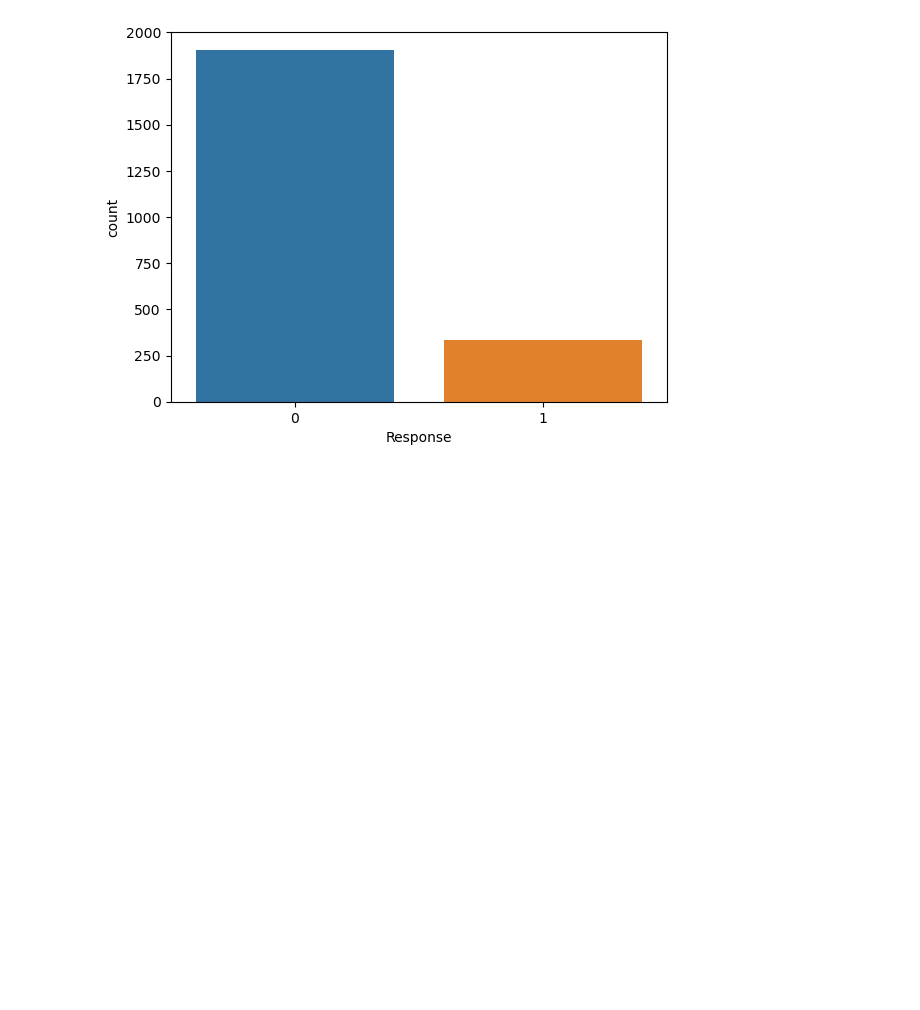
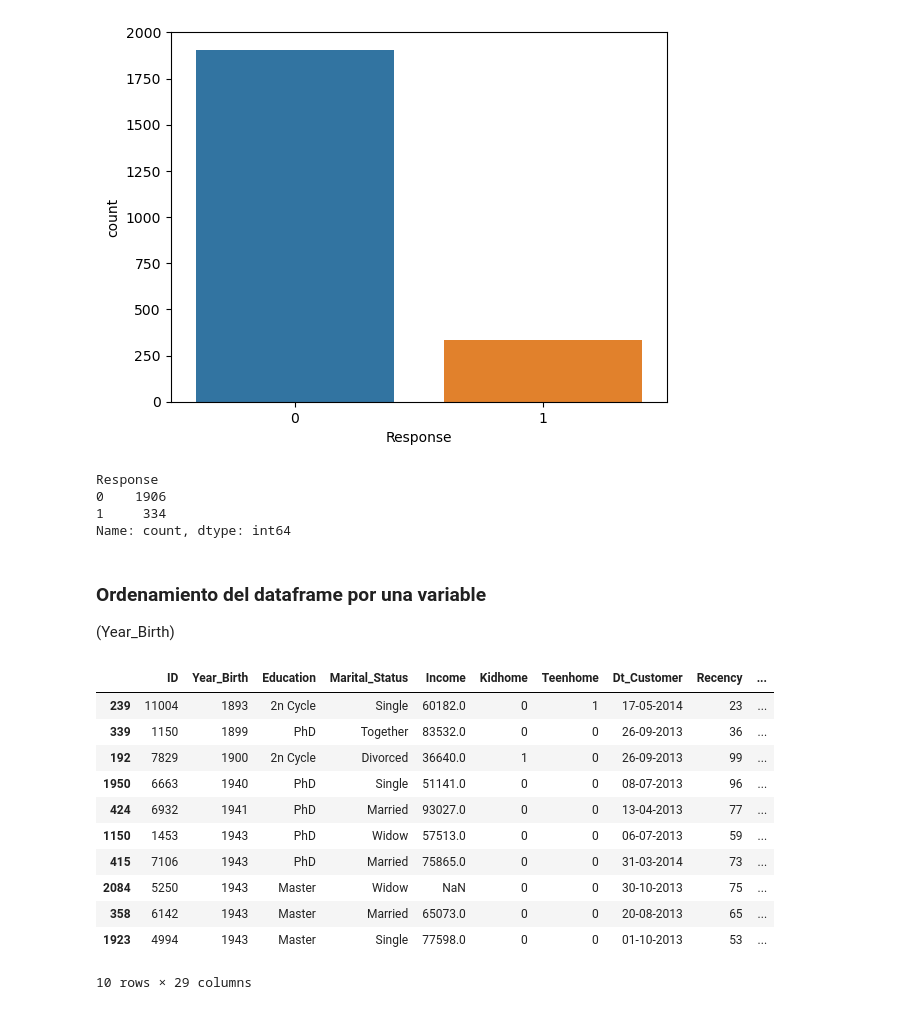
Before and after one commit to juandtap/IA_practica_01, a Jupyter notebook: practica_1_analisis_exploratorio_de_datos.ipynb, the cells around one changed output. Cells and saved outputs as stored; diff of their text form; code cells hidden in the pictures; blank space fills up the shorter version.

```diff
--- a/practica_1_analisis_exploratorio_de_datos.ipynb
+++ b/practica_1_analisis_exploratorio_de_datos.ipynb
@@ -99,3 +100,31 @@ sns.countplot(x=Y)
 # %% [output]
 <Axes: xlabel='Response', ylabel='count'>
 [figure]
+# %%
+dataframe['Response'].value_counts()
+# %% [output]
+Response
+0    1906
+1     334
+Name: count, dtype: int64
+# %% [markdown]
+### Ordenamiento del dataframe por una variable
+
+(Year_Birth)
+# %%
+dataframeTratamiento = dataframe.sort_values(by=['Year_Birth'])
+# Mostrar los diez primeros datos
+dataframeTratamiento.head(10)
+# %% [output]
+|  | ID | Year_Birth | Education | Marital_Status | Income | Kidhome | Teenhome | Dt_Customer | Recency | ... |
+| 239 | 11004 | 1893 | 2n Cycle | Single | 60182.0 | 0 | 1 | 17-05-2014 | 23 | ... |
+| 339 | 1150 | 1899 | PhD | Together | 83532.0 | 0 | 0 | 26-09-2013 | 36 | ... |
+| 192 | 7829 | 1900 | 2n Cycle | Divorced | 36640.0 | 1 | 0 | 26-09-2013 | 99 | ... |
+| 1950 | 6663 | 1940 | PhD | Single | 51141.0 | 0 | 0 | 08-07-2013 | 96 | ... |
+| 424 | 6932 | 1941 | PhD | Married | 93027.0 | 0 | 0 | 13-04-2013 | 77 | ... |
+| 1150 | 1453 | 1943 | PhD | Widow | 57513.0 | 0 | 0 | 06-07-2013 | 59 | ... |
+| 415 | 7106 | 1943 | PhD | Married | 75865.0 | 0 | 0 | 31-03-2014 | 73 | ... |
+| 2084 | 5250 | 1943 | Master | Widow | NaN | 0 | 0 | 30-10-2013 | 75 | ... |
+| 358 | 6142 | 1943 | Master | Married | 65073.0 | 0 | 0 | 20-08-2013 | 65 | ... |
+| 1923 | 4994 | 1943 | Master | Single | 77598.0 | 0 | 0 | 01-10-2013 | 53 | ... |
+10 rows × 29 columns
```
Also changed, not shown: parts of 18 cells of this notebook.
